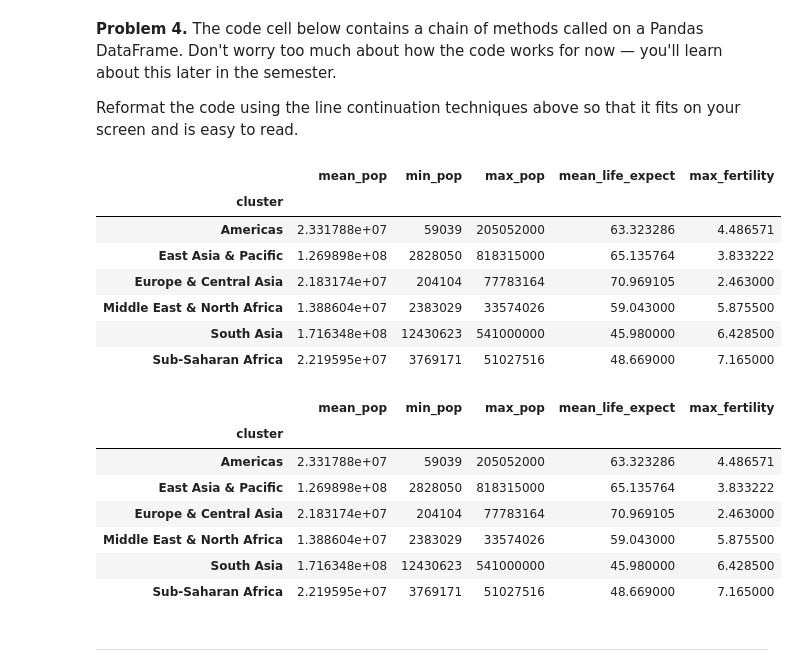
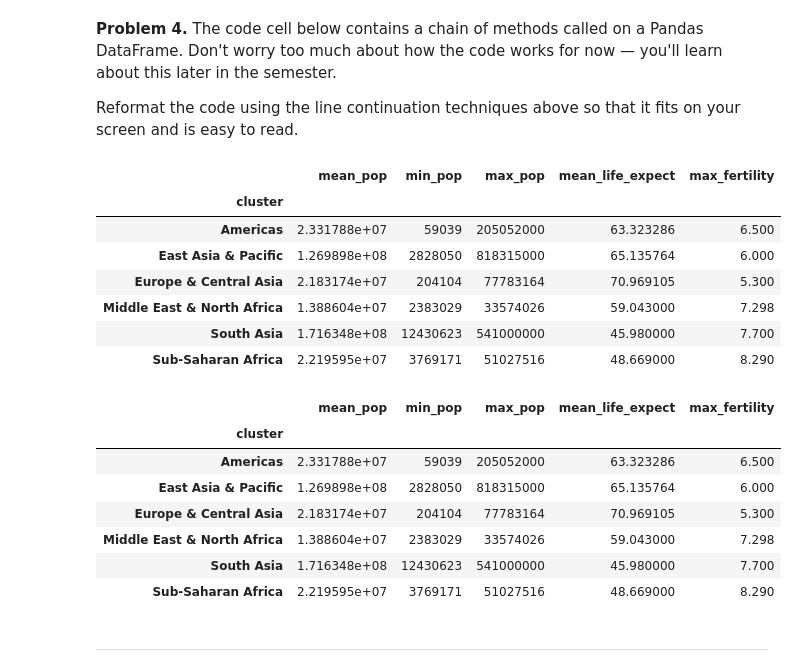
Before and after one commit to usna-dwv/lesson-warm-up, a Jupyter notebook: Lesson 01 Warm Up.ipynb, the cells around one changed output. Cells and saved outputs as stored; diff of their text form; code cells hidden in the pictures.

```diff
--- a/Lesson 01 Warm Up.ipynb
+++ b/Lesson 01 Warm Up.ipynb
@@ -457,16 +457,16 @@ The code cell below contains a chain of methods called on a Pandas DataFrame. Do
 
 Reformat the code using the line continuation techniques above so that it fits on your screen and is easy to read.
 # %%
-df.query('year == 1970').groupby('cluster').agg(mean_pop=('pop', 'mean'), min_pop=('pop', 'min'), max_pop=('pop', 'max'), mean_life_expect=('life_expect', 'mean'), max_fertility=('fertility', 'mean'))
+df.query('year == 1970').groupby('cluster').agg(mean_pop=('pop', 'mean'), min_pop=('pop', 'min'), max_pop=('pop', 'max'), mean_life_expect=('life_expect', 'mean'), max_fertility=('fertility', 'max'))
 # %% [output]
 |  | mean_pop | min_pop | max_pop | mean_life_expect | max_fertility |
 | cluster |  |  |  |  |  |
-| Americas | 2.331788e+07 | 59039 | 205052000 | 63.323286 | 4.486571 |
-| East Asia & Pacific | 1.269898e+08 | 2828050 | 818315000 | 65.135764 | 3.833222 |
-| Europe & Central Asia | 2.183174e+07 | 204104 | 77783164 | 70.969105 | 2.463000 |
-| Middle East & North Africa | 1.388604e+07 | 2383029 | 33574026 | 59.043000 | 5.875500 |
-| South Asia | 1.716348e+08 | 12430623 | 541000000 | 45.980000 | 6.428500 |
-| Sub-Saharan Africa | 2.219595e+07 | 3769171 | 51027516 | 48.669000 | 7.165000 |
+| Americas | 2.331788e+07 | 59039 | 205052000 | 63.323286 | 6.500 |
+| East Asia & Pacific | 1.269898e+08 | 2828050 | 818315000 | 65.135764 | 6.000 |
+| Europe & Central Asia | 2.183174e+07 | 204104 | 77783164 | 70.969105 | 5.300 |
+| Middle East & North Africa | 1.388604e+07 | 2383029 | 33574026 | 59.043000 | 7.298 |
+| South Asia | 1.716348e+08 | 12430623 | 541000000 | 45.980000 | 7.700 |
+| Sub-Saharan Africa | 2.219595e+07 | 3769171 | 51027516 | 48.669000 | 8.290 |
 # %%
 # Solution - one possibility
 (df.query('year == 1970')
@@ -476,18 +476,18 @@ df.query('year == 1970').groupby('cluster').agg(mean_pop=('pop', 'mean'), min_po
        min_pop=('pop', 'min'),
        max_pop=('pop', 'max'),
        mean_life_expect=('life_expect', 'mean'),
-       max_fertility=('fertility', 'mean')
+       max_fertility=('fertility', 'max')
    )
 )
 # %% [output]
 |  | mean_pop | min_pop | max_pop | mean_life_expect | max_fertility |
 | cluster |  |  |  |  |  |
-| Americas | 2.331788e+07 | 59039 | 205052000 | 63.323286 | 4.486571 |
-| East Asia & Pacific | 1.269898e+08 | 2828050 | 818315000 | 65.135764 | 3.833222 |
-| Europe & Central Asia | 2.183174e+07 | 204104 | 77783164 | 70.969105 | 2.463000 |
-| Middle East & North Africa | 1.388604e+07 | 2383029 | 33574026 | 59.043000 | 5.875500 |
-| South Asia | 1.716348e+08 | 12430623 | 541000000 | 45.980000 | 6.428500 |
-| Sub-Saharan Africa | 2.219595e+07 | 3769171 | 51027516 | 48.669000 | 7.165000 |
+| Americas | 2.331788e+07 | 59039 | 205052000 | 63.323286 | 6.500 |
+| East Asia & Pacific | 1.269898e+08 | 2828050 | 818315000 | 65.135764 | 6.000 |
+| Europe & Central Asia | 2.183174e+07 | 204104 | 77783164 | 70.969105 | 5.300 |
+| Middle East & North Africa | 1.388604e+07 | 2383029 | 33574026 | 59.043000 | 7.298 |
+| South Asia | 1.716348e+08 | 12430623 | 541000000 | 45.980000 | 7.700 |
+| Sub-Saharan Africa | 2.219595e+07 | 3769171 | 51027516 | 48.669000 | 8.290 |
 # %% [markdown]
 <hr style="border-top: 2px solid gray; margin-top: 1px; margin-bottom: 1px"></hr>
 # %% [markdown]
```
